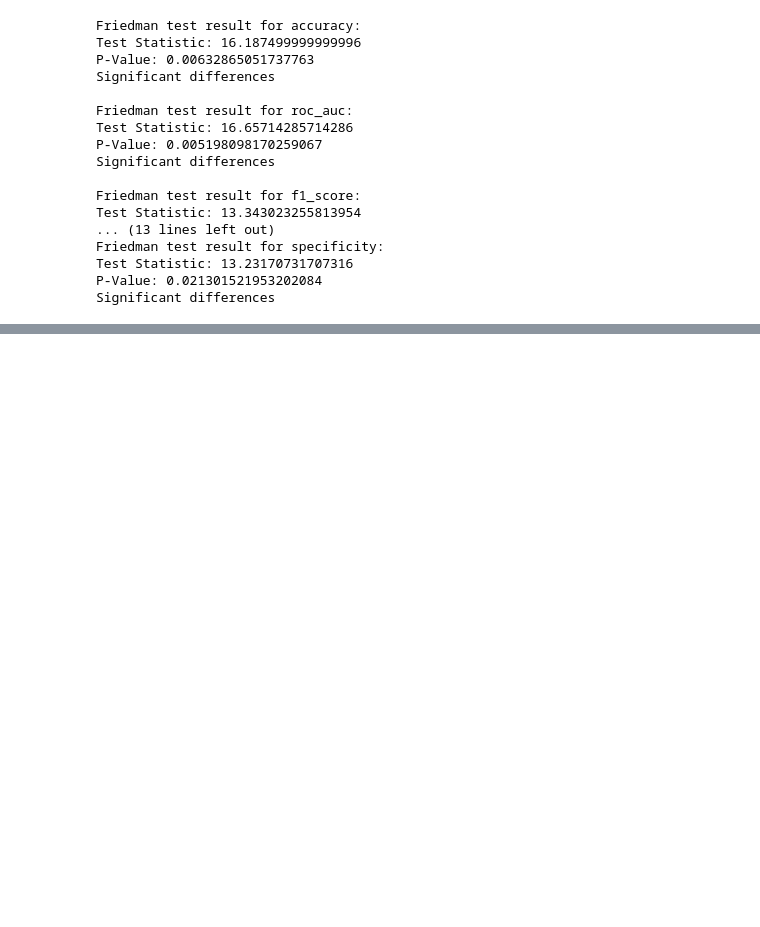
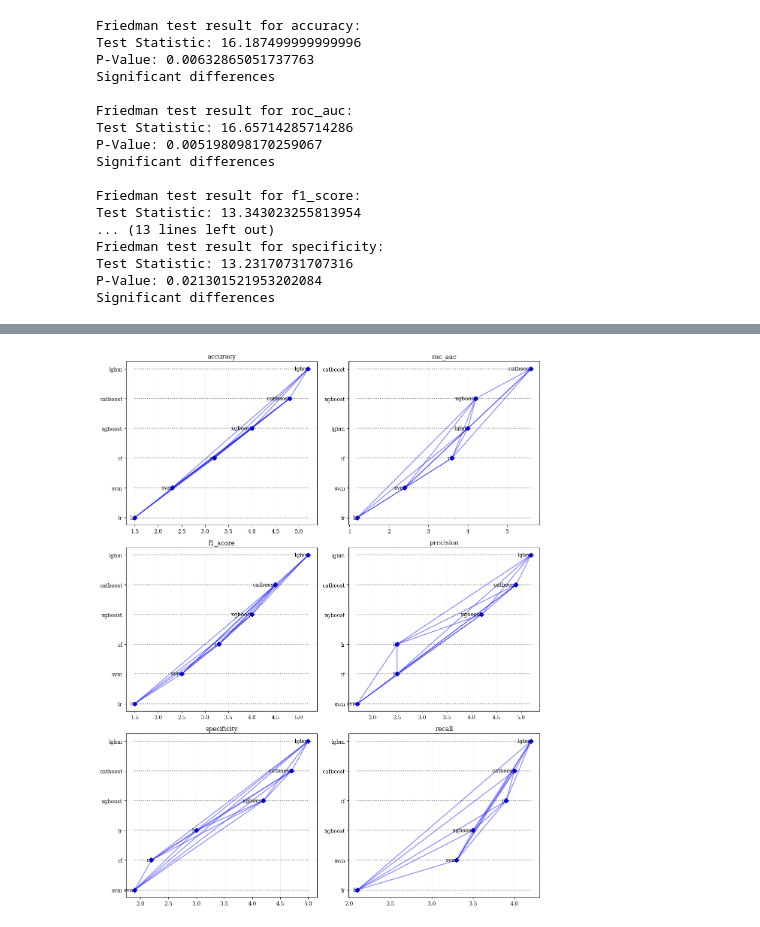
Before and after one commit to luumsk/CIStoCDMS, a Jupyter notebook: notebooks/statistical_test.ipynb, the cells around one changed output, grey strips where cells are left out. Drawn from its saved outputs; the diff is of its cells as text; code cells hidden in the pictures; blank space fills up the shorter version.

```diff
--- a/notebooks/statistical_test.ipynb
+++ b/notebooks/statistical_test.ipynb
@@ -165,0 +151,73 @@ Nemenyi post-hoc test found significant differences between lr and lgbm
+# %%
+import matplotlib.pyplot as plt
+import numpy as np
+from scipy.stats import rankdata
+from scikit_posthocs import posthoc_nemenyi_friedman
+import seaborn as sns
+
+def identify_different_models(metrics_dict, metrics_to_analyze, verbose=0):
+    fig, axs = plt.subplots(3, 2, figsize=(12, 15))
+    axs = axs.flatten()
+
+    for idx, metric_name in enumerate(metrics_to_analyze):
+        metric_scores = extract_metric_scores(metrics_dict, metric_name)
+        scores = np.array([metric_scores[model_name] for model_name in metric_scores])
+
+        # Perform the Nemenyi post-hoc test
+        nemenyi_results = posthoc_nemenyi_friedman(scores.T)
+
+        print(f"\nNemenyi post-hoc test results for {metric_name}:")
+        if verbose:
+            print(nemenyi_results)
+
+        significant_pairs = np.where(nemenyi_results <= 0.05)
+        for i in range(len(significant_pairs[0])):
+            model1 = list(metric_scores.keys())[significant_pairs[0][i]]
+            model2 = list(metric_scores.keys())[significant_pairs[1][i]]
+            print(f"Nemenyi post-hoc test found significant differences between {model1} and {model2}")
+
+        # Visualization - Critical Difference (CD) Diagram
+        plot_cd_diagram(metric_scores, nemenyi_results, metric_name, axs[idx])
+
+    plt.tight_layout()
+    plt.savefig('../img/critical_difference_plot.jpeg', format='jpeg', dpi=600)
+    plt.show()
+
+def plot_cd_diagram(metric_scores, nemenyi_results, metric_name, ax):
+    model_names = list(metric_scores.keys())
+
+    # Calculate ranks
+    ranks = np.array([rankdata(score) for score in zip(*metric_scores.values())])
+    mean_ranks = np.mean(ranks, axis=0)
+
+    # Sort models by mean rank
+    sorted_indices = np.argsort(mean_ranks)
+    sorted_mean_ranks = mean_ranks[sorted_indices]
+    sorted_model_names = [model_names[i] for i in sorted_indices]
+
+    # Plotting
+    ax.set_title(f"{metric_name}")
+
+    # Draw horizontal lines for each model
+    for i, (rank, name) in enumerate(zip(sorted_mean_ranks, sorted_model_names)):
+        ax.hlines(y=i, xmin=min(sorted_mean_ranks), xmax=max(sorted_mean_ranks), color='grey', linestyles='dotted')
+        ax.scatter(rank, i, color='red')
+        ax.text(rank, i, f' {name}', va='center', ha='right', fontsize=10)
+
+    # Adjust index for sorted ranks
+    for i, (rank, name) in enumerate(zip(sorted_mean_ranks, sorted_model_names)):
+        # Map back to original indices
+        original_index_i = model_names.index(name)
+        for j in range(i + 1, len(sorted_mean_ranks)):
+            original_index_j = model_names.index(sorted_model_names[j])
+            if nemenyi_results.iloc[original_index_i, original_index_j] > 0.05:  # Non-significant difference
+                ax.plot([sorted_mean_ranks[i], sorted_mean_ranks[j]], [i, j], 'bD-', alpha=0.5)
+
+    ax.set_yticks(np.arange(len(sorted_model_names)))
+    ax.set_yticklabels(sorted_model_names)
+    ax.grid(True, alpha=0.2)
+
+# Example usage:
+metrics_to_analyze = ['accuracy', 'roc_auc', 'f1_score', 'precision', 'specificity', 'recall']
+identify_different_models(metrics_dict, metrics_to_analyze, verbose=0)
+# %% [output]
@@ -165,0 +243 @@ Nemenyi post-hoc test found significant differences between lr and lgbm
+[figure, added]
```
Also changed, not shown: parts of 4 cells of this notebook, 2 other files.
